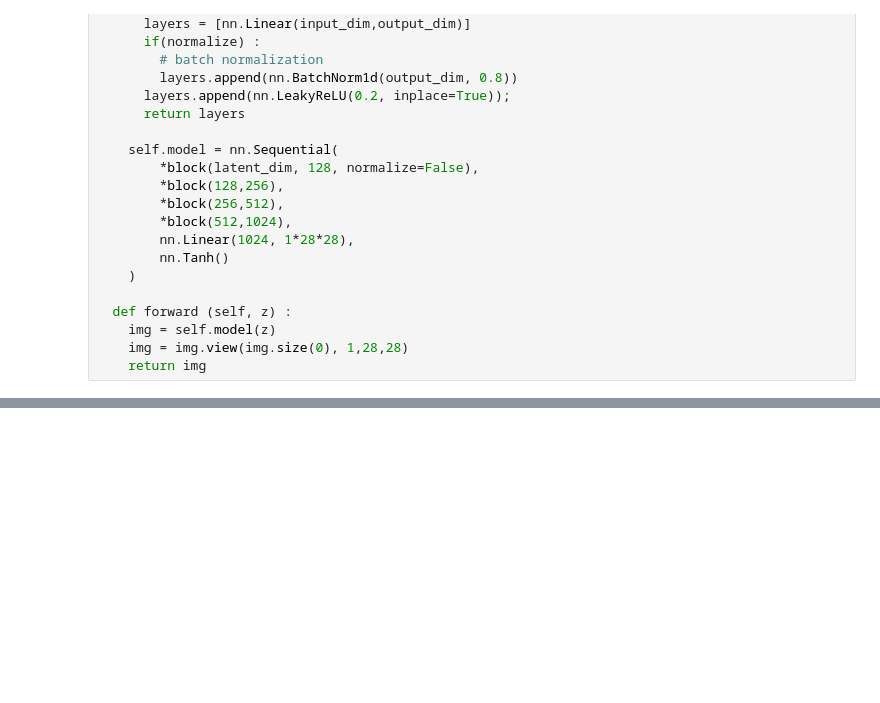
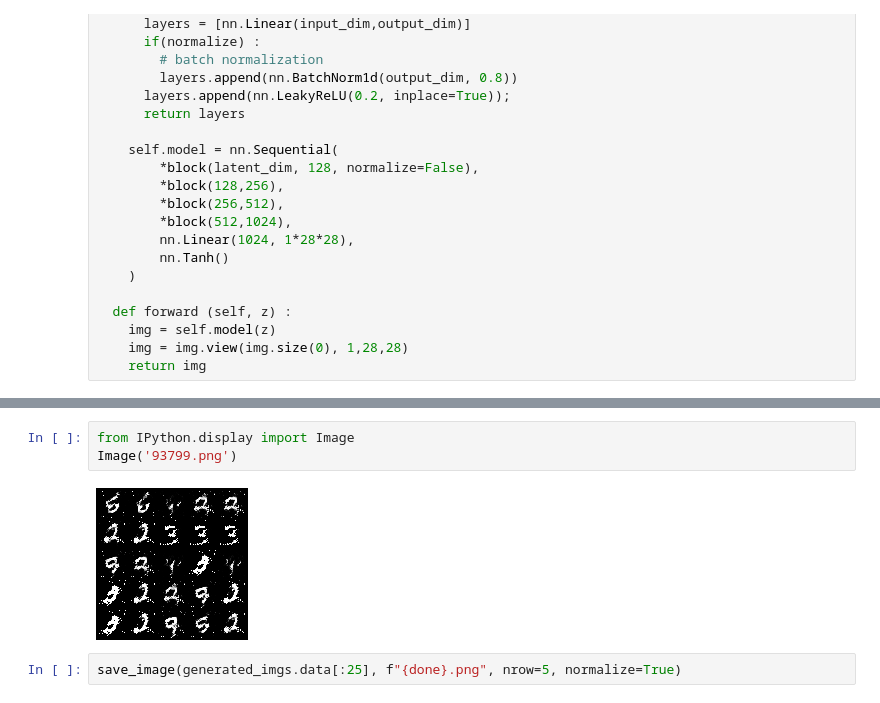
Before and after one commit to csjihwanh/MLStudy, a Jupyter notebook: GAN/GAN/GAN_MNIST.ipynb, the cells around one changed output, grey strips where cells are left out. Drawn from its saved outputs; the diff is of its cells as text; blank space fills up the shorter version.

```diff
--- a/GAN/GAN/GAN_MNIST.ipynb
+++ b/GAN/GAN/GAN_MNIST.ipynb
@@ -70,0 +160,7 @@ RuntimeError: ignored
+# %%
+from IPython.display import Image
+Image('93799.png')
+# %% [output]
+[figure, added]
+# %%
+save_image(generated_imgs.data[:25], f"{done}.png", nrow=5, normalize=True)
```
Also changed, not shown: parts of 5 cells of this notebook.
